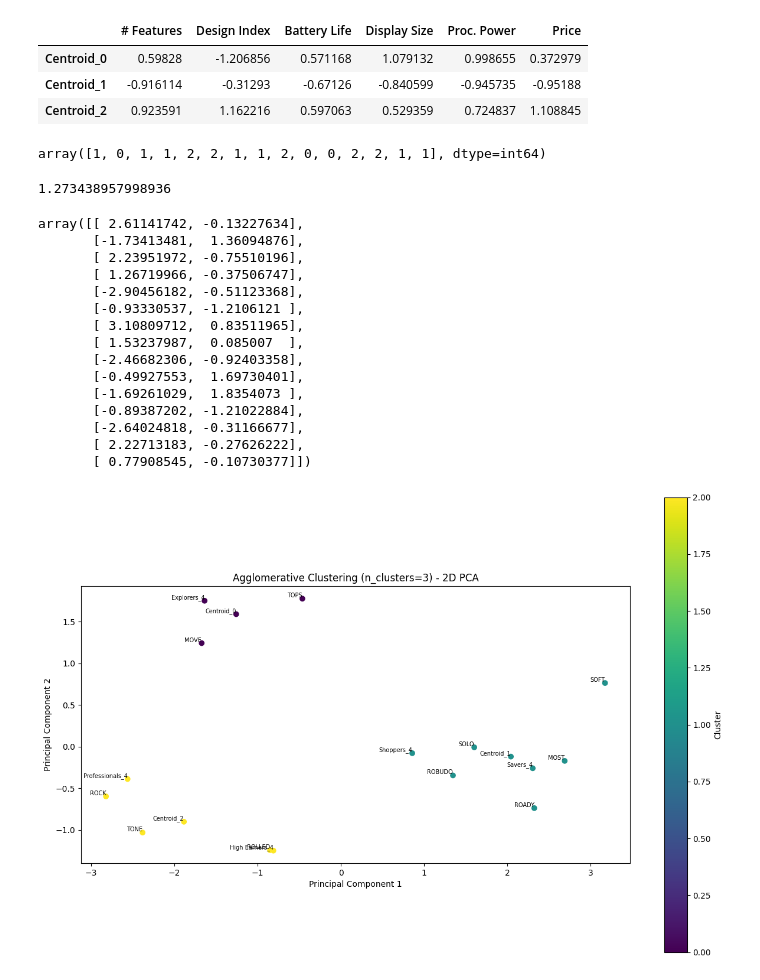
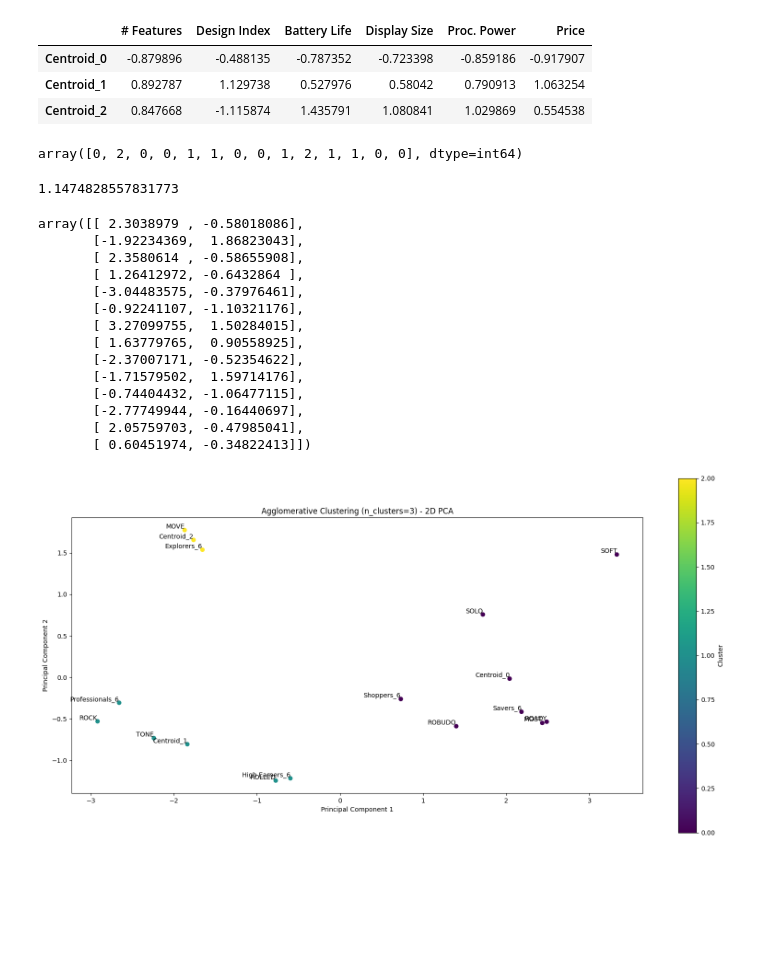
Before and after one commit to FedericoCortesi/Markstrat, a Jupyter notebook: clustering.ipynb, the cells around one changed output. Saved outputs shown, nothing was run; the diff lists cells and outputs as text; code cells hidden in the pictures; blank space fills up the shorter version.

```diff
--- a/clustering.ipynb
+++ b/clustering.ipynb
@@ -1,8 +1,8 @@
 # %%
 from Clustering import HierarchicalClustering
-from Brands import Sonites
+from Brands import Brands
 
-son = Sonites()
+son = Brands(sector="Sonites")
 #df_comprehensive_feat = son.obtain_comprehensive_df_features()
 #df_comprehensive_feat
 #data = df_comprehensive_feat
@@ -21,39 +22,38 @@ centroids = hc.get_cluster_centroids()
 centroids
 # %% [output]
 |  | # Features | Design Index | Battery Life | Display Size | Proc. Power | Price |
-| Centroid_0 | 0.59828 | -1.206856 | 0.571168 | 1.079132 | 0.998655 | 0.372979 |
-| Centroid_1 | -0.916114 | -0.31293 | -0.67126 | -0.840599 | -0.945735 | -0.95188 |
-| Centroid_2 | 0.923591 | 1.162216 | 0.597063 | 0.529359 | 0.724837 | 1.108845 |
+| Centroid_0 | -0.879896 | -0.488135 | -0.787352 | -0.723398 | -0.859186 | -0.917907 |
+| Centroid_1 | 0.892787 | 1.129738 | 0.527976 | 0.58042 | 0.790913 | 1.063254 |
+| Centroid_2 | 0.847668 | -1.115874 | 1.435791 | 1.080841 | 1.029869 | 0.554538 |
 # %%
 hc.clusters_labels
 # %% [output]
-array([1, 0, 1, 1, 2, 2, 1, 1, 2, 0, 0, 2, 2, 1, 1], dtype=int64)
+array([0, 2, 0, 0, 1, 1, 0, 0, 1, 2, 1, 1, 0, 0], dtype=int64)
 # %%
 hc.compute_wcd()
 # %% [output]
-1.273438957998936
+1.1474828557831773
 # %%
 hc.get_pca_components()
 # %% [output]
-array([[ 2.61141742, -0.13227634],
-       [-1.73413481,  1.36094876],
-       [ 2.23951972, -0.75510196],
-       [ 1.26719966, -0.37506747],
-       [-2.90456182, -0.51123368],
-       [-0.93330537, -1.2106121 ],
-       [ 3.10809712,  0.83511965],
-       [ 1.53237987,  0.085007  ],
-       [-2.46682306, -0.92403358],
-       [-0.49927553,  1.69730401],
-       [-1.69261029,  1.8354073 ],
-       [-0.89387202, -1.21022884],
-       [-2.64024818, -0.31166677],
-       [ 2.22713183, -0.27626222],
-       [ 0.77908545, -0.10730377]])
+array([[ 2.3038979 , -0.58018086],
+       [-1.92234369,  1.86823043],
+       [ 2.3580614 , -0.58655908],
+       [ 1.26412972, -0.6432864 ],
+       [-3.04483575, -0.37976461],
+       [-0.92241107, -1.10321176],
+       [ 3.27099755,  1.50284015],
+       [ 1.63779765,  0.90558925],
+       [-2.37007171, -0.52354622],
+       [-1.71579502,  1.59714176],
+       [-0.74404432, -1.06477115],
+       [-2.77749944, -0.16440697],
+       [ 2.05759703, -0.47985041],
+       [ 0.60451974, -0.34822413]])
 # %%
-hc.plot_scatter(size=(15,10))
+hc.plot_scatter(size=(20,10))
 # %% [output]
-[figure, old version]
+[figure, new version]
 # %%
 df = son.get_comprehensive_df_features()
 df_corr = df.corr()
```
Also changed, not shown: parts of 2 cells of this notebook, 19 other files.
